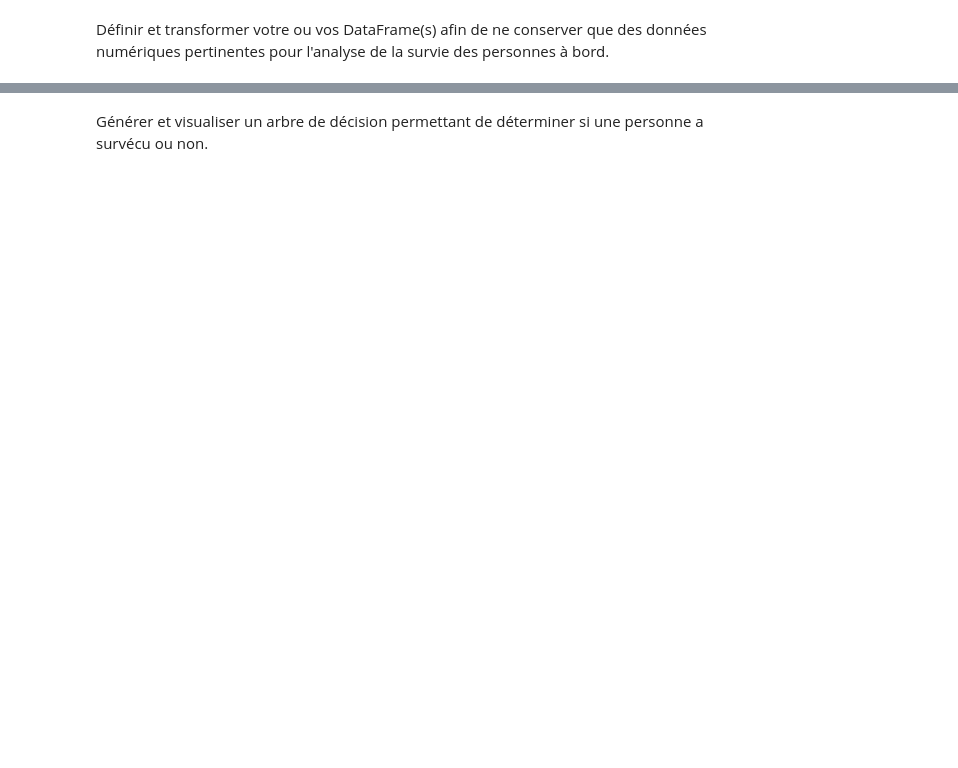
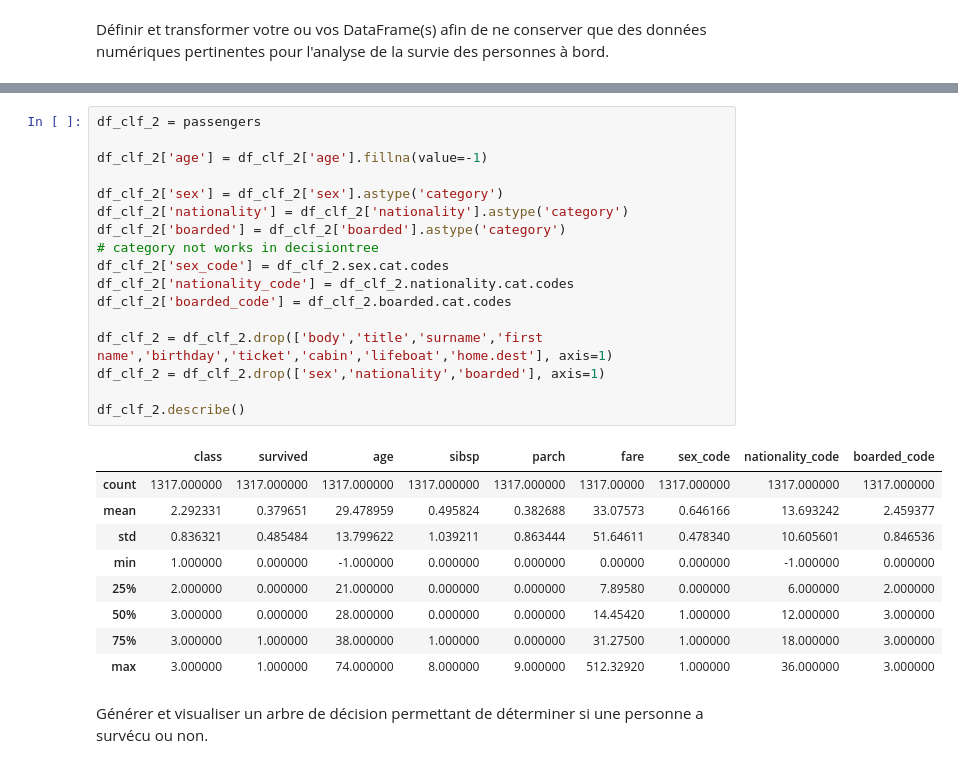
Before and after one commit to nguyenpham97/ENSMA_M2_IA_TP_Travaux-pratiques, a Jupyter notebook: Donnees intelligentes/Titanic-sujet.ipynb, the cells around one changed output, grey strips where cells are left out. Drawn from its saved outputs; the diff is of its cells as text; blank space fills up the shorter version.

```diff
--- a/Donnees intelligentes/Titanic-sujet.ipynb
+++ b/Donnees intelligentes/Titanic-sujet.ipynb
@@ -675,2 +758,29 @@ Définir et transformer votre ou vos DataFrame(s) afin de ne conserver que des d
+# %%
+df_clf_2 = passengers
+
+df_clf_2['age'] = df_clf_2['age'].fillna(value=-1)
+
+df_clf_2['sex'] = df_clf_2['sex'].astype('category')
+df_clf_2['nationality'] = df_clf_2['nationality'].astype('category')
+df_clf_2['boarded'] = df_clf_2['boarded'].astype('category')
+# category not works in decisiontree
+df_clf_2['sex_code'] = df_clf_2.sex.cat.codes
+df_clf_2['nationality_code'] = df_clf_2.nationality.cat.codes
+df_clf_2['boarded_code'] = df_clf_2.boarded.cat.codes
+
+df_clf_2 = df_clf_2.drop(['body','title','surname','first name','birthday','ticket','cabin','lifeboat','home.dest'], axis=1)
+df_clf_2 = df_clf_2.drop(['sex','nationality','boarded'], axis=1)
+
+df_clf_2.describe()
+# %% [output]
+|  | class | survived | age | sibsp | parch | fare | sex_code | nationality_code | boarded_code |
+| count | 1317.000000 | 1317.000000 | 1317.000000 | 1317.000000 | 1317.000000 | 1317.00000 | 1317.000000 | 1317.000000 | 1317.000000 |
+| mean | 2.292331 | 0.379651 | 29.478959 | 0.495824 | 0.382688 | 33.07573 | 0.646166 | 13.693242 | 2.459377 |
+| std | 0.836321 | 0.485484 | 13.799622 | 1.039211 | 0.863444 | 51.64611 | 0.478340 | 10.605601 | 0.846536 |
+| min | 1.000000 | 0.000000 | -1.000000 | 0.000000 | 0.000000 | 0.00000 | 0.000000 | -1.000000 | 0.000000 |
+| 25% | 2.000000 | 0.000000 | 21.000000 | 0.000000 | 0.000000 | 7.89580 | 0.000000 | 6.000000 | 2.000000 |
+| 50% | 3.000000 | 0.000000 | 28.000000 | 0.000000 | 0.000000 | 14.45420 | 1.000000 | 12.000000 | 3.000000 |
+| 75% | 3.000000 | 1.000000 | 38.000000 | 1.000000 | 0.000000 | 31.27500 | 1.000000 | 18.000000 | 3.000000 |
+| max | 3.000000 | 1.000000 | 74.000000 | 8.000000 | 9.000000 | 512.32920 | 1.000000 | 36.000000 | 3.000000 |
 # %% [markdown]
 Générer et visualiser un arbre de décision permettant de déterminer si une personne a survécu ou non.
```
Also changed, not shown: parts of 22 cells of this notebook.
